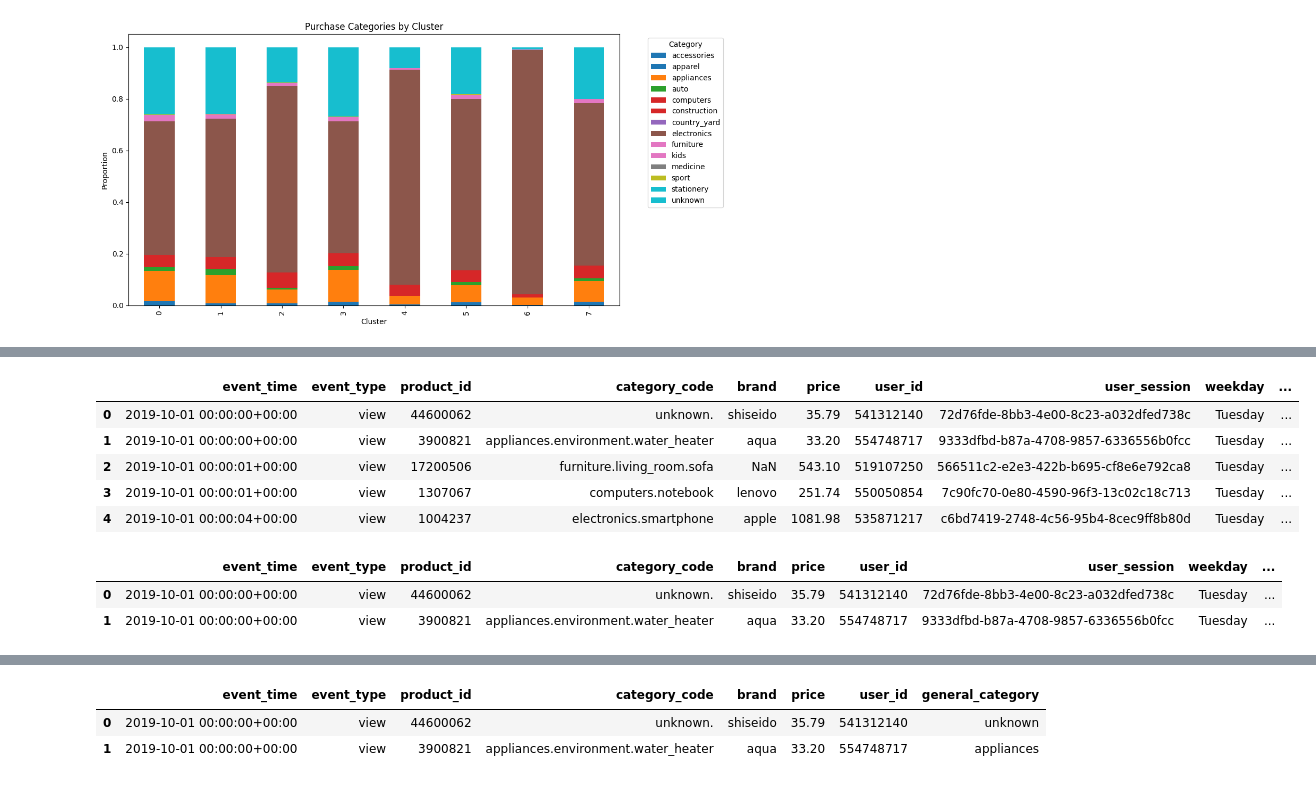
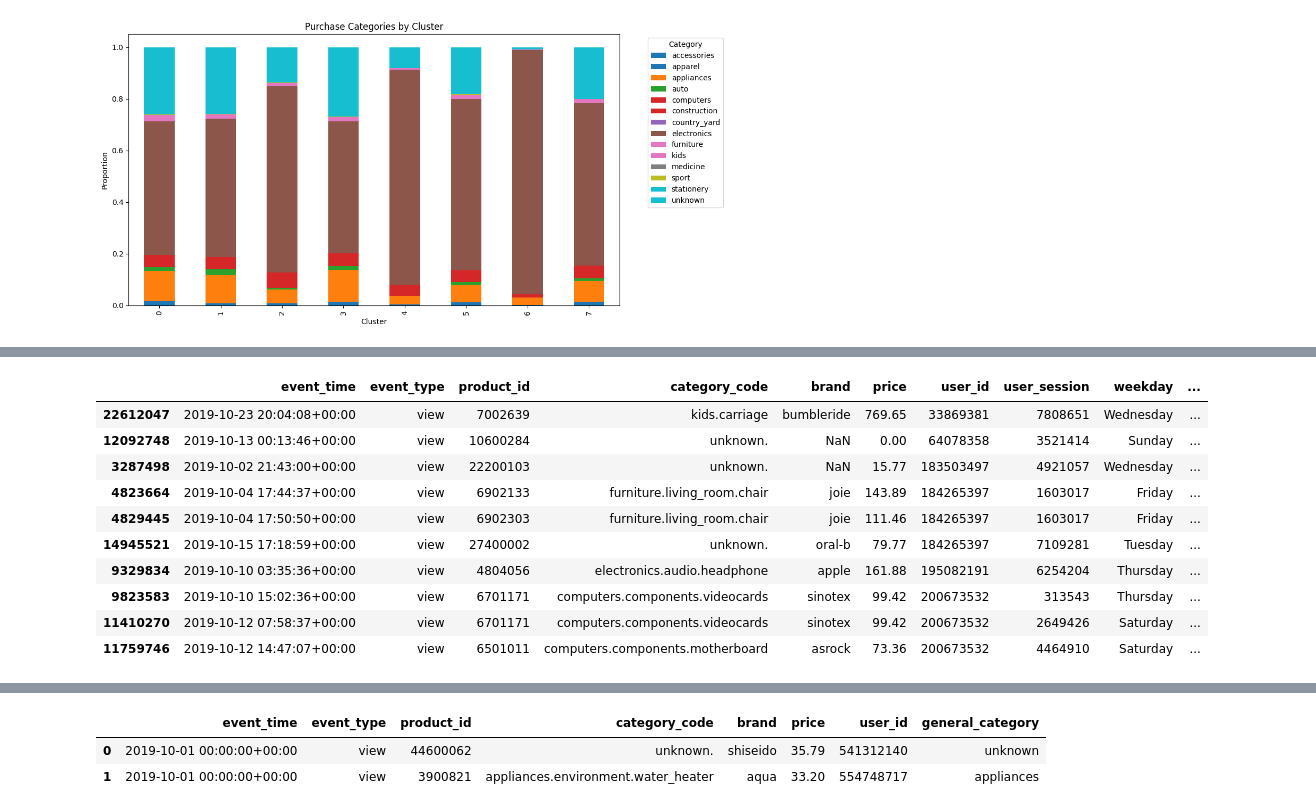
Before and after one commit to HyunsungRyu/Ecommerce_analysis, a Jupyter notebook: customer_behavior_log_analysis.ipynb, the cells around one changed output, grey strips where cells are left out. Saved outputs shown, nothing was run; the diff lists cells and outputs as text; code cells hidden in the pictures.

```diff
--- a/customer_behavior_log_analysis.ipynb
+++ b/customer_behavior_log_analysis.ipynb
@@ -470,3 +470,6 @@ plt.tight_layout()
 plt.show()
 # %% [output]
 [figure]
+# %%
+df['user_session'] = df['user_session'].astype('category').cat.codes
+df.head()
@@ -473,15 +483,21 @@ plt.show()
+# %%
+view = df[df['event_type'] == 'view']
+df = df[df['event_type'] != 'view']
+view = view.drop_duplicates(subset=['user_id', 'product_id', 'user_session'])
+
+df = pd.concat([df, view], ignore_index=True)
+df.sort_values(by=['user_id', 'event_time'], inplace=True)
 # %%
-df.head()
+df.head(10)
 # %% [output]
 |  | event_time | event_type | product_id | category_code | brand | price | user_id | user_session | weekday | ... |
-| 0 | 2019-10-01 00:00:00+00:00 | view | 44600062 | unknown. | shiseido | 35.79 | 541312140 | 72d76fde-8bb3-4e00-8c23-a032dfed738c | Tuesday | ... |
-| 1 | 2019-10-01 00:00:00+00:00 | view | 3900821 | appliances.environment.water_heater | aqua | 33.20 | 554748717 | 9333dfbd-b87a-4708-9857-6336556b0fcc | Tuesday | ... |
-| 2 | 2019-10-01 00:00:01+00:00 | view | 17200506 | furniture.living_room.sofa | NaN | 543.10 | 519107250 | 566511c2-e2e3-422b-b695-cf8e6e792ca8 | Tuesday | ... |
-| 3 | 2019-10-01 00:00:01+00:00 | view | 1307067 | computers.notebook | lenovo | 251.74 | 550050854 | 7c90fc70-0e80-4590-96f3-13c02c18c713 | Tuesday | ... |
-| 4 | 2019-10-01 00:00:04+00:00 | view | 1004237 | electronics.smartphone | apple | 1081.98 | 535871217 | c6bd7419-2748-4c56-95b4-8cec9ff8b80d | Tuesday | ... |
+| 22612047 | 2019-10-23 20:04:08+00:00 | view | 7002639 | kids.carriage | bumbleride | 769.65 | 33869381 | 7808651 | Wednesday | ... |
+| 12092748 | 2019-10-13 00:13:46+00:00 | view | 10600284 | unknown. | NaN | 0.00 | 64078358 | 3521414 | Sunday | ... |
+| 3287498 | 2019-10-02 21:43:00+00:00 | view | 22200103 | unknown. | NaN | 15.77 | 183503497 | 4921057 | Wednesday | ... |
+| 4823664 | 2019-10-04 17:44:37+00:00 | view | 6902133 | furniture.living_room.chair | joie | 143.89 | 184265397 | 1603017 | Friday | ... |
+| 4829445 | 2019-10-04 17:50:50+00:00 | view | 6902303 | furniture.living_room.chair | joie | 111.46 | 184265397 | 1603017 | Friday | ... |
+| 14945521 | 2019-10-15 17:18:59+00:00 | view | 27400002 | unknown. | oral-b | 79.77 | 184265397 | 7109281 | Tuesday | ... |
+| 9329834 | 2019-10-10 03:35:36+00:00 | view | 4804056 | electronics.audio.headphone | apple | 161.88 | 195082191 | 6254204 | Thursday | ... |
+| 9823583 | 2019-10-10 15:02:36+00:00 | view | 6701171 | computers.components.videocards | sinotex | 99.42 | 200673532 | 313543 | Thursday | ... |
+| 11410270 | 2019-10-12 07:58:37+00:00 | view | 6701171 | computers.components.videocards | sinotex | 99.42 | 200673532 | 2649426 | Saturday | ... |
+| 11759746 | 2019-10-12 14:47:07+00:00 | view | 6501011 | computers.components.motherboard | asrock | 73.36 | 200673532 | 4464910 | Saturday | ... |
-# %%
-df.head(2)
-# %% [output]
-|  | event_time | event_type | product_id | category_code | brand | price | user_id | user_session | weekday | ... |
-| 0 | 2019-10-01 00:00:00+00:00 | view | 44600062 | unknown. | shiseido | 35.79 | 541312140 | 72d76fde-8bb3-4e00-8c23-a032dfed738c | Tuesday | ... |
-| 1 | 2019-10-01 00:00:00+00:00 | view | 3900821 | appliances.environment.water_heater | aqua | 33.20 | 554748717 | 9333dfbd-b87a-4708-9857-6336556b0fcc | Tuesday | ... |
```
Also changed, not shown: parts of 7 cells of this notebook.
